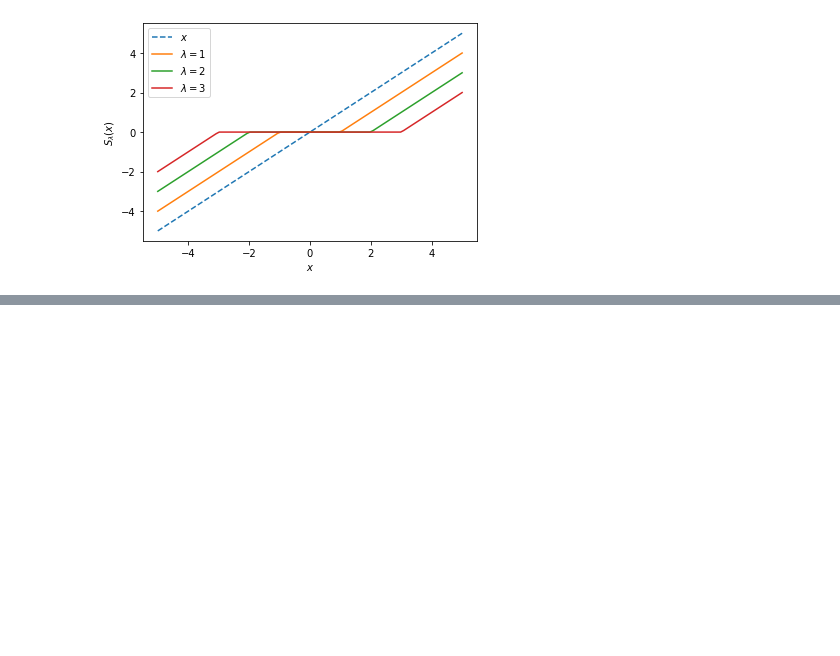
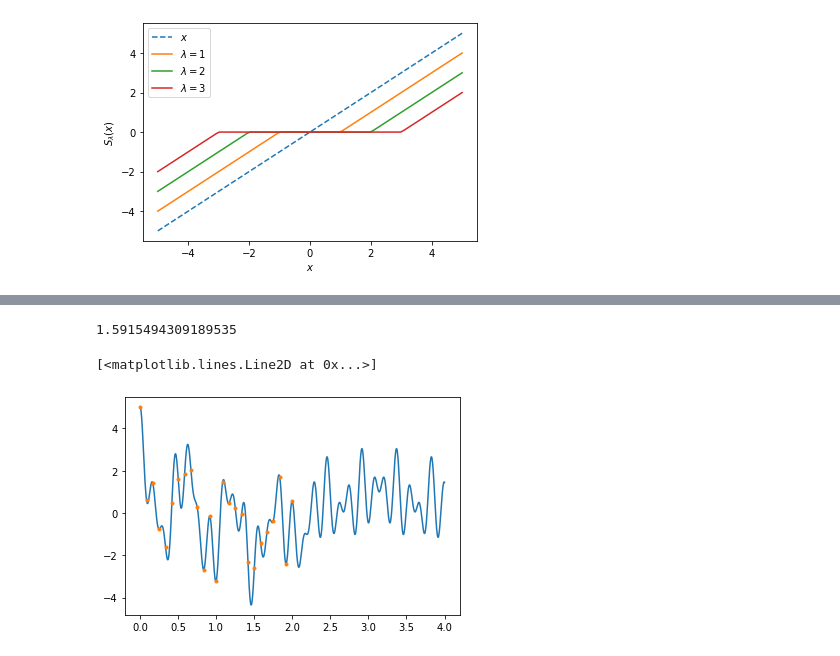
Before and after one commit to UW-AMO/neurohackademy, a Jupyter notebook: notebooks/Part2-LinearRegression.ipynb, the cells around one changed output, grey strips where cells are left out. Saved outputs shown, nothing was run; the diff lists cells and outputs as text; code cells hidden in the pictures; blank space fills up the shorter version.

```diff
--- a/notebooks/Part2-LinearRegression.ipynb
+++ b/notebooks/Part2-LinearRegression.ipynb
@@ -220,0 +188,25 @@ We would need to introduce proximal gradient descent for solving Lasso
+# %%
+10/(2*np.pi)
+# %% [output]
+1.5915494309189535
+# %%
+s = 25
+m = 50
+x = np.linspace(0, 2, s)
+x2 = np.linspace(0, 4, 1000)
+coeff = np.arange(0, m)
+f = 1.0*np.zeros_like(x)
+g = 1.0*np.zeros_like(x2)
+np.random.seed(0)
+p = np.random.permutation(m)
+k = 5
+c_true = np.zeros_like(coeff)
+for ii in range(k):
+    f += np.cos(coeff[p[ii]]*x)
+    g += np.cos(coeff[p[ii]]*x2)
+    c_true[p[ii]] = 1
+plt.plot(x2, g)
+plt.plot(x, f, '.')
+# %% [output]
+[<matplotlib.lines.Line2D at 0x...>]
+[figure, added]
```
Also changed, not shown: parts of 19 cells of this notebook, 1 other file.
